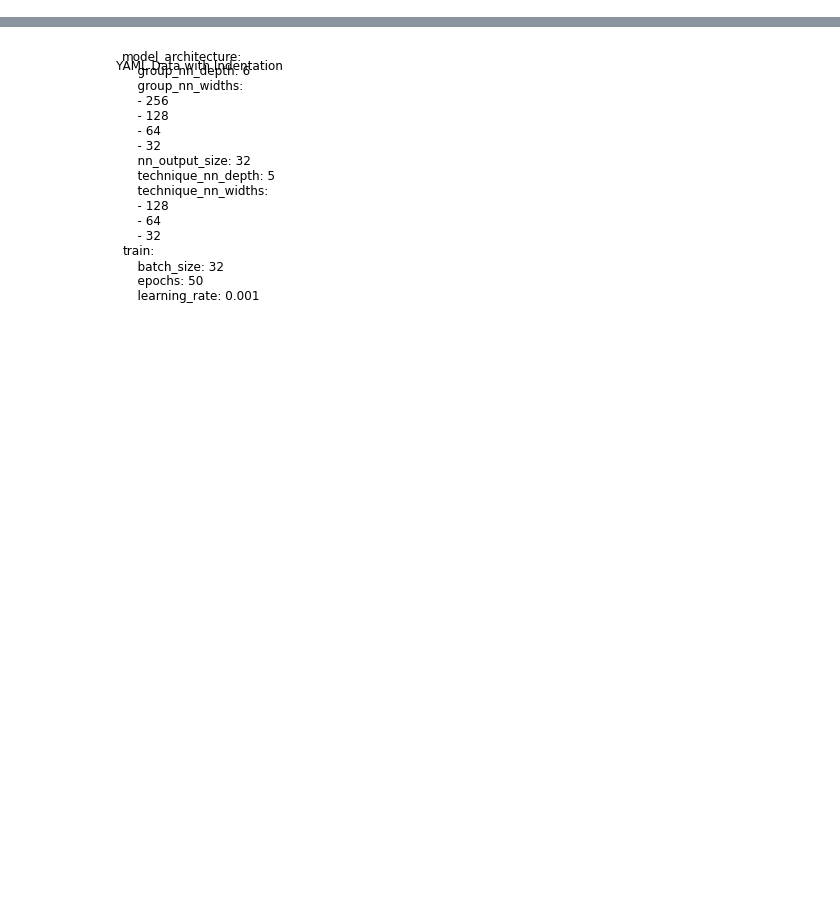
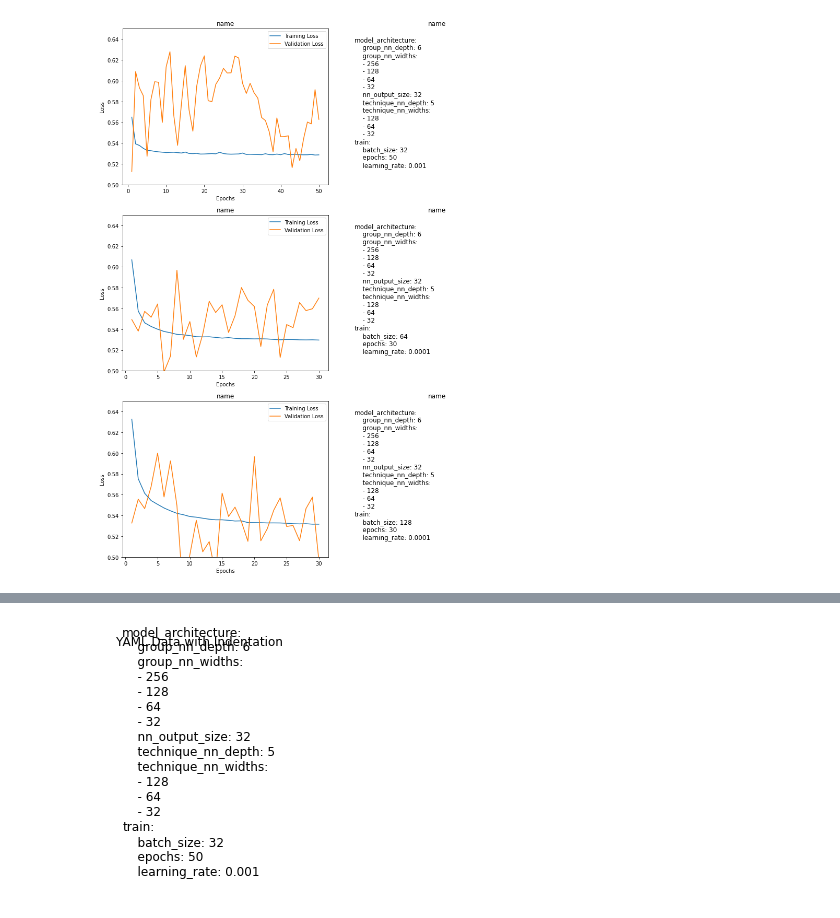
Before and after one commit to hcvu1050/hieuchivu-gt24-repo2, a Jupyter notebook: notebooks/plot_test.ipynb, the cells around one changed output, grey strips where cells are left out. Saved outputs shown, nothing was run; the diff lists cells and outputs as text; code cells hidden in the pictures; blank space fills up the shorter version.

```diff
--- a/notebooks/plot_test.ipynb
+++ b/notebooks/plot_test.ipynb
@@ -7,4 +7,8 @@ import pandas as pd
 import matplotlib.pyplot as plt
 # %%
 from visualization import plotting
+# %%
+plotting.batch_plot_loss (model_name= 'model1')
+# %% [output]
+[figure, added]
 # %%
```
Also changed, not shown: parts of 2 cells of this notebook, 5 other files.
